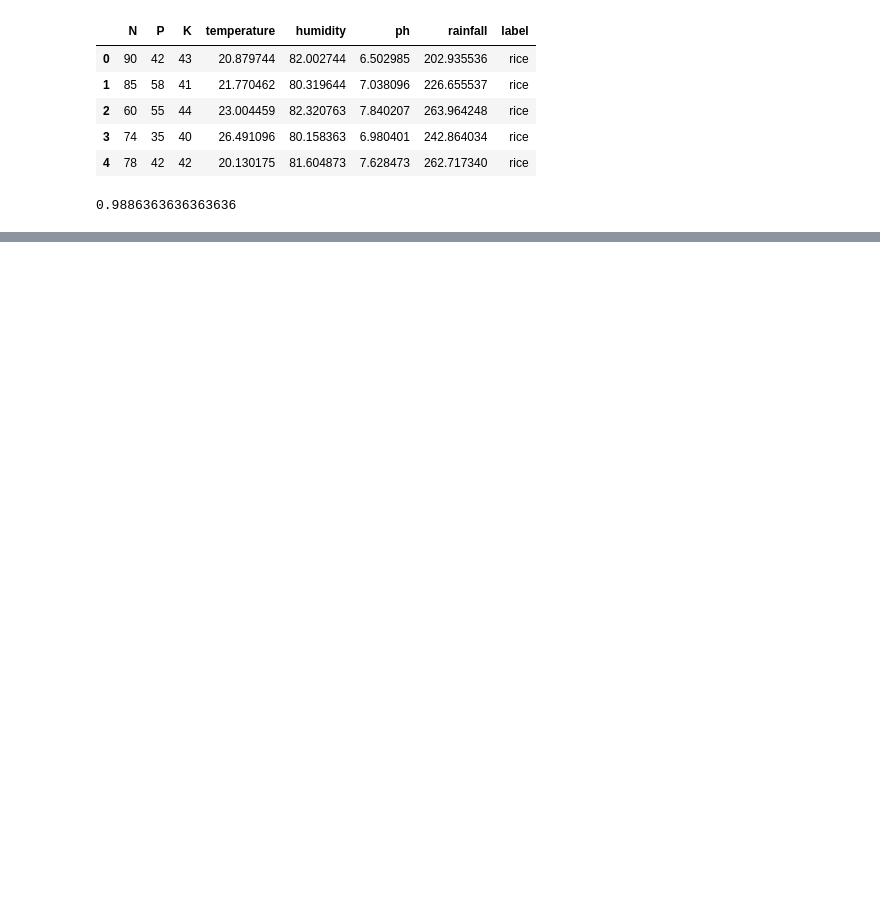
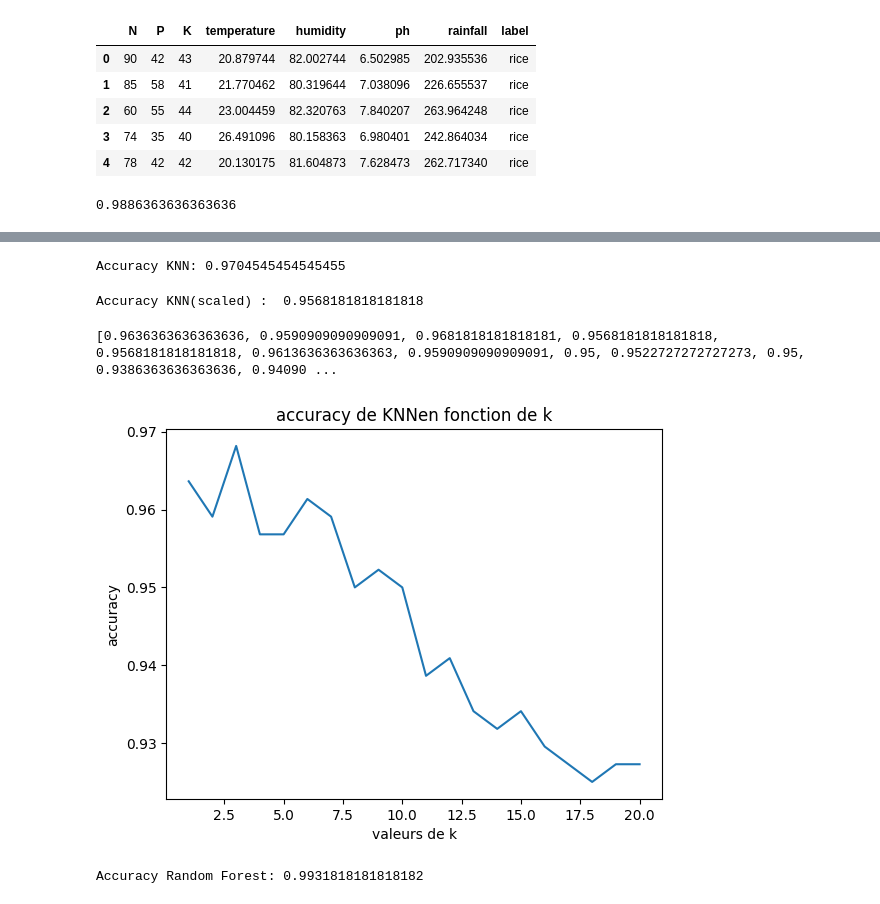
Before and after one commit to Bastion-LAB-UNIKIN/python_learning, a Jupyter notebook: notebooks/projet002.ipynb, the cells around one changed output, grey strips where cells are left out. Cells and saved outputs as stored; diff of their text form; code cells hidden in the pictures; blank space fills up the shorter version.

```diff
--- a/notebooks/projet002.ipynb
+++ b/notebooks/projet002.ipynb
@@ -88,0 +89,74 @@ matrice de confusion :
+# %%
+
+# KNN
+
+from sklearn.neighbors import KNeighborsClassifier
+
+knn = KNeighborsClassifier(n_neighbors = 5)
+knn.fit(X_train, y_train)
+y_pred_knn = knn.predict(X_test)
+
+accuracy_knn = accuracy_score(y_test, y_pred_knn)
+print("Accuracy KNN:", accuracy_knn)
+# %% [output]
+Accuracy KNN: 0.9704545454545455
+# %%
+# NORMALISATION DES DONNEES (mettre toutes les variables à la meme échelle)
+
+from sklearn.preprocessing import StandardScaler
+
+scaler = StandardScaler()
+
+X_train_scaled = scaler.fit_transform(X_train)
+X_test_scaled = scaler.transform(X_test)
+# %%
+# re-entrainement du modèle avec les données normalisées
+
+knn = KNeighborsClassifier(n_neighbors = 5)
+
+knn.fit(X_train_scaled, y_train)
+
+y_pred_knn_scaled = knn.predict(X_test_scaled)
+
+
+accuracy_knn_scaled = accuracy_score(y_test, y_pred_knn_scaled)
+
+print("Accuracy KNN(scaled) : ", accuracy_knn_scaled)
+# %% [output]
+Accuracy KNN(scaled) :  0.9568181818181818
+# %%
+# plusierus valeurs de k pour trouver la meilleure
+
+valeurs_k = range(1,21)
+accuracies = []
+
+for i in valeurs_k:
+    knn = KNeighborsClassifier(n_neighbors = i)
+    knn.fit(X_train_scaled, y_train)
+    y_pred = knn.predict(X_test_scaled)
+    accuracy = accuracy_score(y_test,y_pred)
+    accuracies.append(accuracy)
+print(accuracies)
+
+plt.plot(valeurs_k, accuracies)
+plt.xlabel('valeurs de k')
+plt.ylabel('accuracy')
+plt.title('accuracy de KNNen fonction de k')
+plt.show()
+# %% [output]
+[0.9636363636363636, 0.9590909090909091, 0.9681818181818181, 0.9568181818181818, 0.9568181818181818, 0.9613636363636363, 0.9590909090909091, 0.95, 0.9522727272727273, 0.95, 0.9386363636363636, 0.94090 ...
+[figure, added]
+# %%
+# RANDOM FOREST
+
+from sklearn.ensemble import RandomForestClassifier
+
+rf = RandomForestClassifier(n_estimators = 100, random_state = 42)
+
+rf.fit(X_train, y_train)
+y_pred_rf = rf.predict(X_test)
+
+accuracy_rf = accuracy_score(y_test, y_pred_rf)
+print("Accuracy Random Forest:", accuracy_rf)
+# %% [output]
+Accuracy Random Forest: 0.9931818181818182
```
Also changed, not shown: parts of 5 cells of this notebook.
